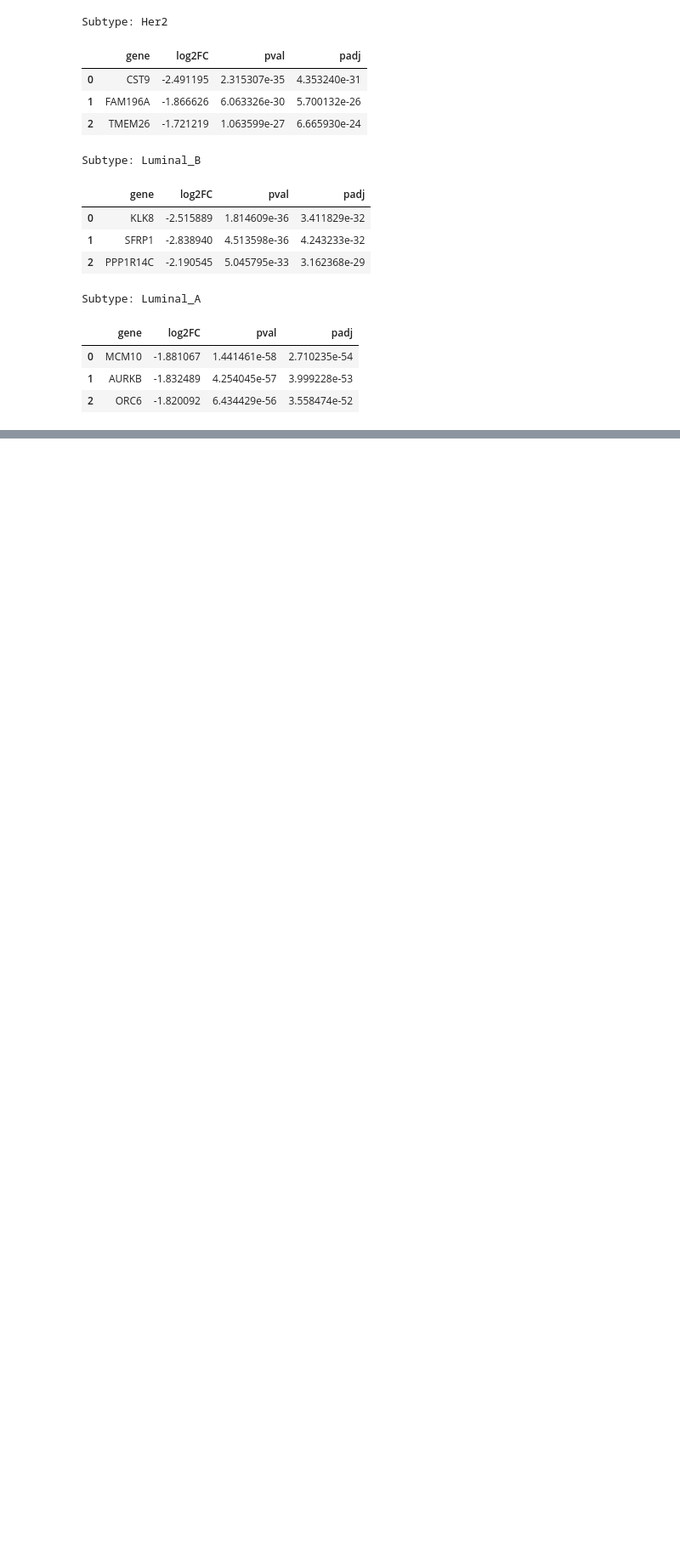
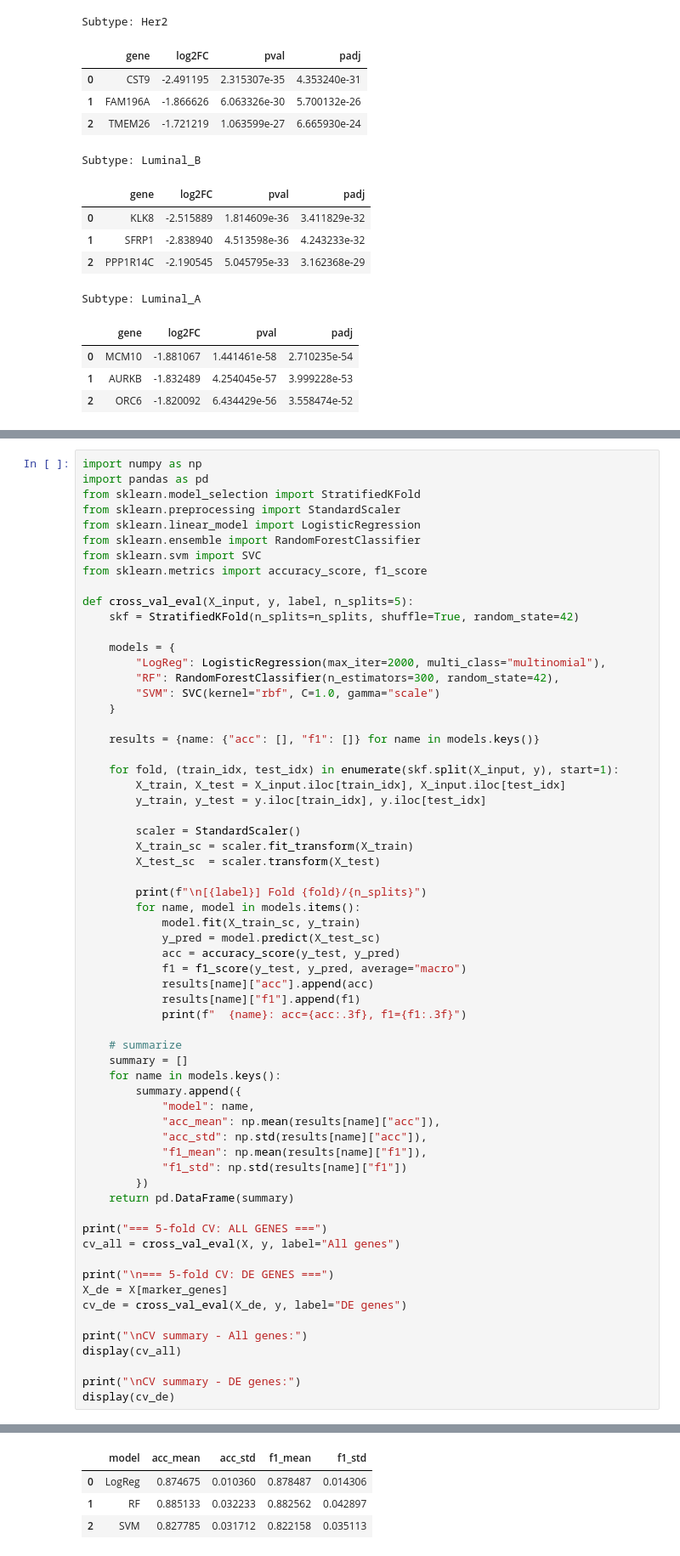
Before and after one commit to garrett-davidson-16/bioinformatics-final, a Jupyter notebook: Final_Davidson.ipynb, the cells around one changed output, grey strips where cells are left out. Shown at 85% size. Drawn from its saved outputs; the diff is of its cells as text; blank space fills up the shorter version.

```diff
--- a/Final_Davidson.ipynb
+++ b/Final_Davidson.ipynb
@@ -724,0 +833,64 @@ Subtype: Luminal_A
+# %%
+import numpy as np
+import pandas as pd
+from sklearn.model_selection import StratifiedKFold
+from sklearn.preprocessing import StandardScaler
+from sklearn.linear_model import LogisticRegression
+from sklearn.ensemble import RandomForestClassifier
+from sklearn.svm import SVC
+from sklearn.metrics import accuracy_score, f1_score
+
+def cross_val_eval(X_input, y, label, n_splits=5):
+    skf = StratifiedKFold(n_splits=n_splits, shuffle=True, random_state=42)
+
+    models = {
+        "LogReg": LogisticRegression(max_iter=2000, multi_class="multinomial"),
+        "RF": RandomForestClassifier(n_estimators=300, random_state=42),
+        "SVM": SVC(kernel="rbf", C=1.0, gamma="scale")
+    }
+
+    results = {name: {"acc": [], "f1": []} for name in models.keys()}
+
+    for fold, (train_idx, test_idx) in enumerate(skf.split(X_input, y), start=1):
+        X_train, X_test = X_input.iloc[train_idx], X_input.iloc[test_idx]
+        y_train, y_test = y.iloc[train_idx], y.iloc[test_idx]
+
+        scaler = StandardScaler()
+        X_train_sc = scaler.fit_transform(X_train)
+        X_test_sc  = scaler.transform(X_test)
+
+        print(f"\n[{label}] Fold {fold}/{n_splits}")
+        for name, model in models.items():
+            model.fit(X_train_sc, y_train)
+            y_pred = model.predict(X_test_sc)
+            acc = accuracy_score(y_test, y_pred)
+            f1 = f1_score(y_test, y_pred, average="macro")
+            results[name]["acc"].append(acc)
+            results[name]["f1"].append(f1)
+            print(f"  {name}: acc={acc:.3f}, f1={f1:.3f}")
+
+    # summarize
+    summary = []
+    for name in models.keys():
+        summary.append({
+            "model": name,
+            "acc_mean": np.mean(results[name]["acc"]),
+            "acc_std": np.std(results[name]["acc"]),
+            "f1_mean": np.mean(results[name]["f1"]),
+            "f1_std": np.std(results[name]["f1"])
+        })
+    return pd.DataFrame(summary)
+
+print("=== 5-fold CV: ALL GENES ===")
+cv_all = cross_val_eval(X, y, label="All genes")
+
+print("\n=== 5-fold CV: DE GENES ===")
+X_de = X[marker_genes]
+cv_de = cross_val_eval(X_de, y, label="DE genes")
+
+print("\nCV summary - All genes:")
+display(cv_all)
+
+print("\nCV summary - DE genes:")
+display(cv_de)
+# %% [output]
@@ -724,0 +952,4 @@ Subtype: Luminal_A
+|  | model | acc_mean | acc_std | f1_mean | f1_std |
+| 0 | LogReg | 0.874675 | 0.010360 | 0.878487 | 0.014306 |
+| 1 | RF | 0.885133 | 0.032233 | 0.882562 | 0.042897 |
+| 2 | SVM | 0.827785 | 0.031712 | 0.822158 | 0.035113 |
```
Also changed, not shown: parts of 23 cells of this notebook.
